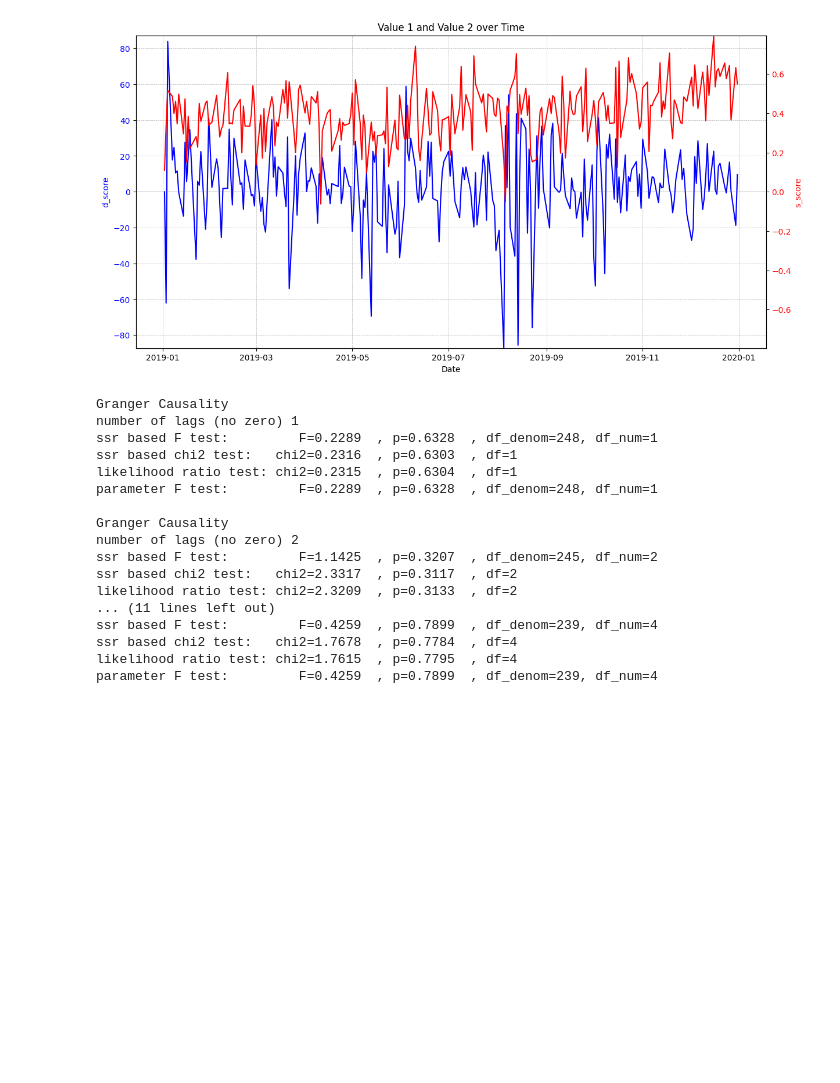
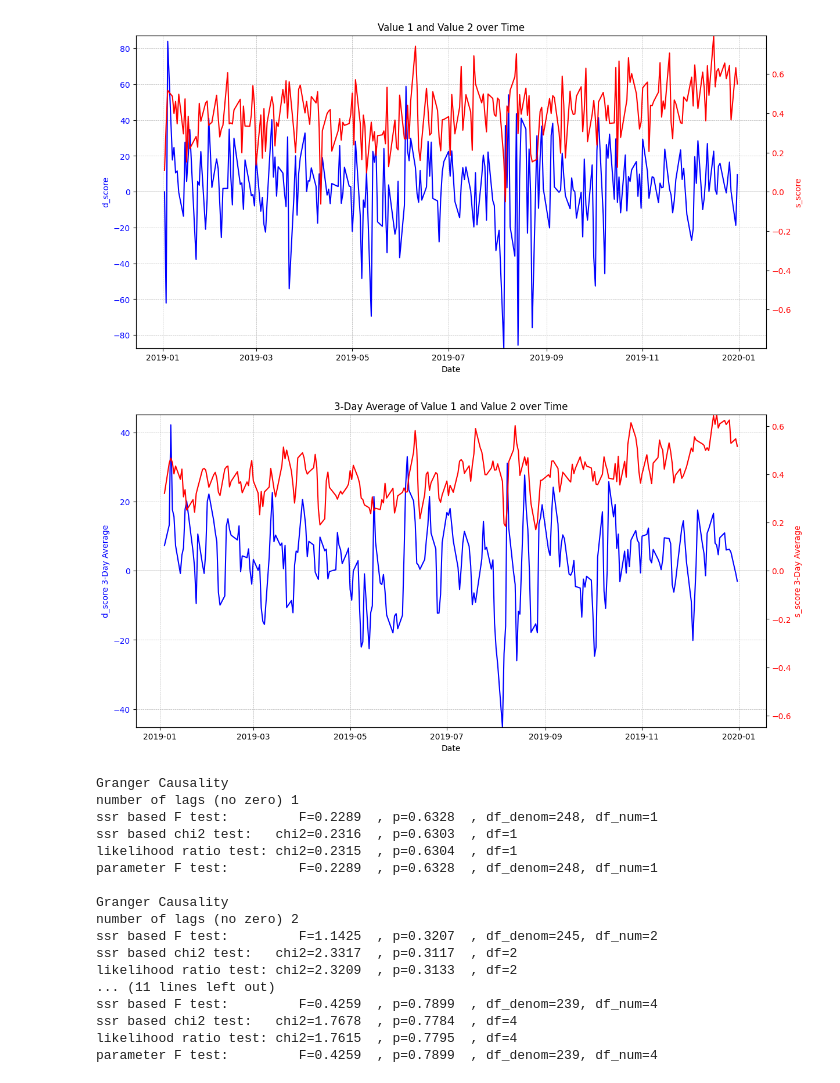
Before and after one commit to willsanford/BUDeepLearningProject, a Jupyter notebook: notebooks/visualize_sentiment.ipynb, the cells around one changed output. Saved outputs shown, nothing was run; the diff lists cells and outputs as text; code cells hidden in the pictures; blank space fills up the shorter version.

```diff
--- a/notebooks/visualize_sentiment.ipynb
+++ b/notebooks/visualize_sentiment.ipynb
@@ -240,6 +269,46 @@ plt.title('Value 1 and Value 2 over Time')
 plt.show()
 # %% [output]
 [figure]
+# %%
+import pandas as pd
+import matplotlib.pyplot as plt
+
+# Assuming daily_avg1 is your DataFrame with columns 'Date_', 'd_score', and 's_score'
+
+# Calculate 3-day rolling averages
+daily_avg1['d_score_3d_avg'] = daily_avg1['d_score'].rolling(window=3).mean()
+daily_avg1['s_score_3d_avg'] = daily_avg1['s_score'].rolling(window=3).mean()
+
+# Plotting
+fig, ax1 = plt.subplots(figsize=(14, 7))
+
+# Use the absolute maximum of the 3-day averages for setting the y-axis limits
+max_abs_value1 = abs(daily_avg1['d_score_3d_avg']).max()
+max_abs_value2 = abs(daily_avg1['s_score_3d_avg']).max()
+
+# Plot value1 on the primary (left) y-axis
+ax1.set_ylabel('d_score 3-Day Average', color='blue')
+ax1.set_ylim(-max_abs_value1, max_abs_value1)  # Set limits based on max absolute value
+ax1.plot(daily_avg1['Date_'], daily_avg1['d_score_3d_avg'], color='blue', label='Daily Change 3-Day Average')
+ax1.tick_params(axis='y', labelcolor='blue')
+ax1.set_xlabel('Date')
+ax1.grid(True, which='both', axis='both', linestyle='--', linewidth=0.5)
+
+# Create a secondary (right) y-axis for value2
+ax2 = ax1.twinx()
+ax2.set_ylim(-max_abs_value2, max_abs_value2)  # Set limits based on max absolute value
+ax2.set_ylabel('s_score 3-Day Average', color='red')
+ax2.plot(daily_avg1['Date_'], daily_avg1['s_score_3d_avg'], color='red', label='Sentiment Score 3-Day Average')
+ax2.tick_params(axis='y', labelcolor='red')
+
+ax1.axhline(0, color='grey', linestyle='-', linewidth=0.5)  # Draw a horizontal line at y=0
+ax1.grid(True, which='both', axis='both', linestyle='--', linewidth=0.5)
+
+# Display the plot
+plt.title('3-Day Average of Value 1 and Value 2 over Time')
+plt.show()
+# %% [output]
+[figure, added]
 # %%
 import numpy as np
 import statsmodels.api as sm
```
Also changed, not shown: parts of 16 cells of this notebook, 3 other files.
